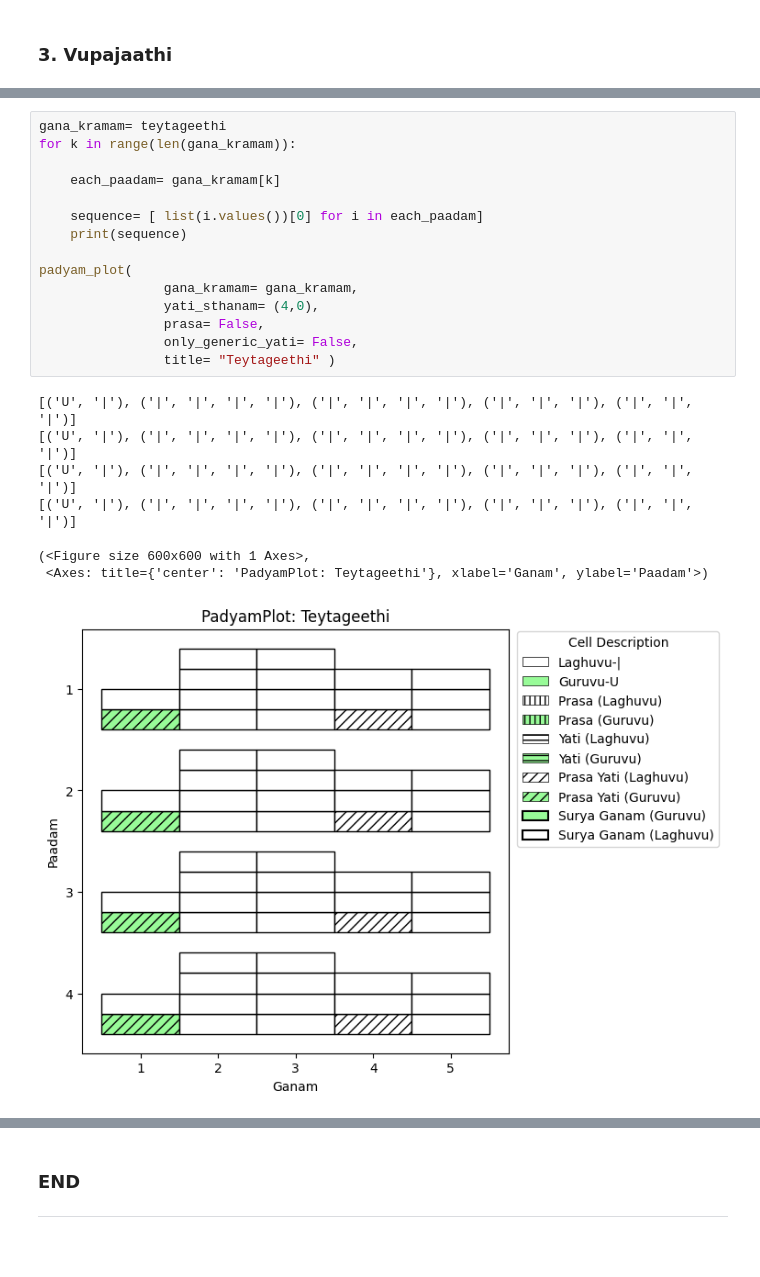
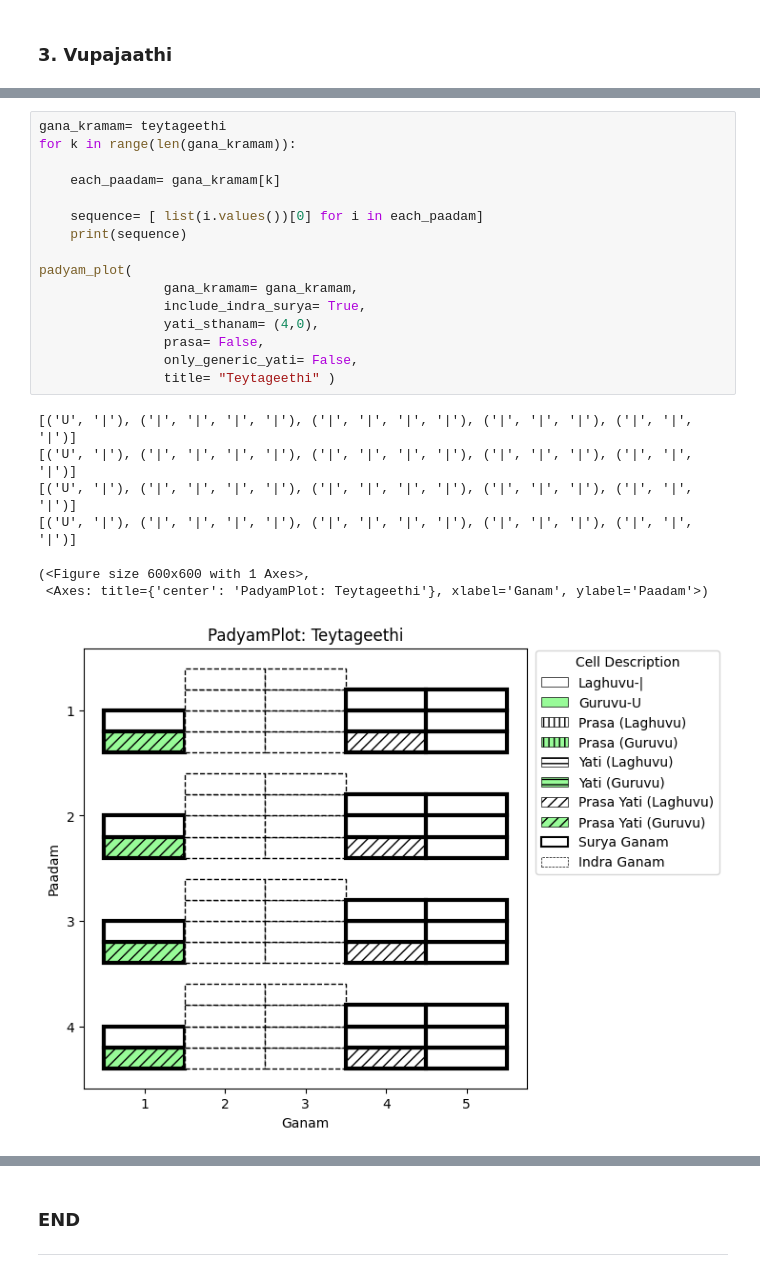
Before and after one commit to BodduSriPavan-111/chandassu, a Jupyter notebook: examples/PadyamPlot.ipynb, the cells around one changed output, grey strips where cells are left out. Saved outputs shown, nothing was run; the diff lists cells and outputs as text; blank space fills up the shorter version.

```diff
--- a/examples/PadyamPlot.ipynb
+++ b/examples/PadyamPlot.ipynb
@@ -215,26 +233,27 @@ padyam_plot( gana_kramam= gana_kramam,
 # %%
 gana_kramam= teytageethi
 for k in range(len(gana_kramam)):
 
     each_paadam= gana_kramam[k]
 
     sequence= [ list(i.values())[0] for i in each_paadam]
     print(sequence)
 
 padyam_plot(
                 gana_kramam= gana_kramam,
+                include_indra_surya= True,
                 yati_sthanam= (4,0),
                 prasa= False,
                 only_generic_yati= False,
                 title= "Teytageethi" )
 # %% [output]
 [('U', '|'), ('|', '|', '|', '|'), ('|', '|', '|', '|'), ('|', '|', '|'), ('|', '|', '|')]
 [('U', '|'), ('|', '|', '|', '|'), ('|', '|', '|', '|'), ('|', '|', '|'), ('|', '|', '|')]
 [('U', '|'), ('|', '|', '|', '|'), ('|', '|', '|', '|'), ('|', '|', '|'), ('|', '|', '|')]
 [('U', '|'), ('|', '|', '|', '|'), ('|', '|', '|', '|'), ('|', '|', '|'), ('|', '|', '|')]
 (<Figure size 600x600 with 1 Axes>,
  <Axes: title={'center': 'PadyamPlot: Teytageethi'}, xlabel='Ganam', ylabel='Paadam'>)
-[figure, old version]
+[figure, new version]
 # %%
 gana_kramam= seesamu
 for k in range(len(gana_kramam)):
```
Also changed, not shown: parts of 4 cells of this notebook, 1 other file.
